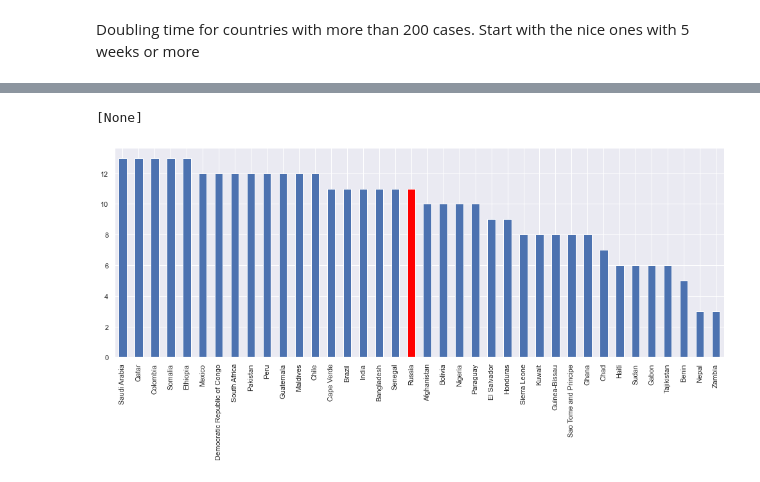
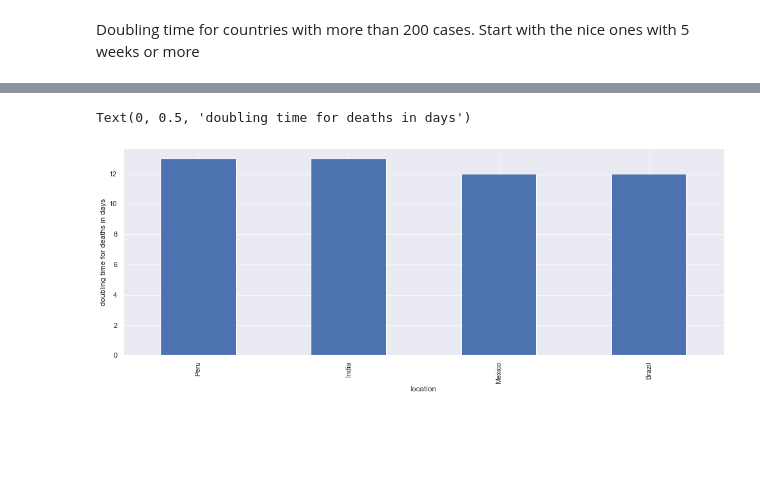
Before and after one commit to wtkranz/CoronaPlay, a Jupyter notebook: coronaplay.ipynb, the cells around one changed output, grey strips where cells are left out. Cells and saved outputs as stored; diff of their text form; code cells hidden in the pictures; blank space fills up the shorter version.

```diff
--- a/coronaplay.ipynb
+++ b/coronaplay.ipynb
@@ -17,8 +13,8 @@ import urllib.request as request  # only needed explicitly for Cloudflare hack b
 # %%
 data = pandas.read_csv(
-    "https://covid.ourworldindata.org/data/ecdc/new_cases.csv",
-    index_col="date",
+    "https://covid.ourworldindata.org/data/owid-covid-data.csv",
     parse_dates=True,
+    index_col=["location", "date"],
 )
 data.fillna("")
 # %% [output]
@@ -616,0 +598,15 @@ ax = tslice.plot.bar(figsize=(17,6))
+# %%
+total = data['total_deaths'].unstack(level='location')
+dbltime = (
+    total.index[-1] - (total - total.iloc[-1] / 2).abs().idxmin()
+).sort_values(ascending=False, kind="mergesort")
+tslice = dbltime[
+    (dbltime >= pandas.Timedelta("14 days")) & (total.iloc[-1] > 200)
+].dt.days
+ax = tslice.plot.bar(figsize=(17, 6))
+[
+    ax.patches[tslice.index.get_loc(emph)].set_facecolor("red")
+    for emph in (highlight & set(tslice.index.values))
+]
+[ax.text(i, v + 1, str(v), ha="center") for i, v in enumerate(tslice)]
+ax.set_ylabel("doubling time for deaths in days")
@@ -617,12 +616,15 @@ ax = tslice.plot.bar(figsize=(17,6))
 # %%
-tslice = dbltime[(dbltime < pandas.Timedelta("14 days")) & (total.iloc[-1] > 200)].dt.days
-ax = tslice.plot.bar(figsize=(17,6))
+tslice = dbltime[
+    (dbltime < pandas.Timedelta("14 days")) & (total.iloc[-1] > 200)
+].dt.days
+ax = tslice.plot.bar(figsize=(17, 6))
 [
     ax.patches[tslice.index.get_loc(emph)].set_facecolor("red")
     for emph in (highlight & set(tslice.index.values))
 ]
+ax.set_ylabel("doubling time for deaths in days")
 # %% [output]
-[None]
+Text(0, 0.5, 'doubling time for deaths in days')
-[figure, old version]
+[figure, new version]
 # %%
 %load_ext blackcellmagic
```
Also changed, not shown: parts of 48 cells of this notebook.
